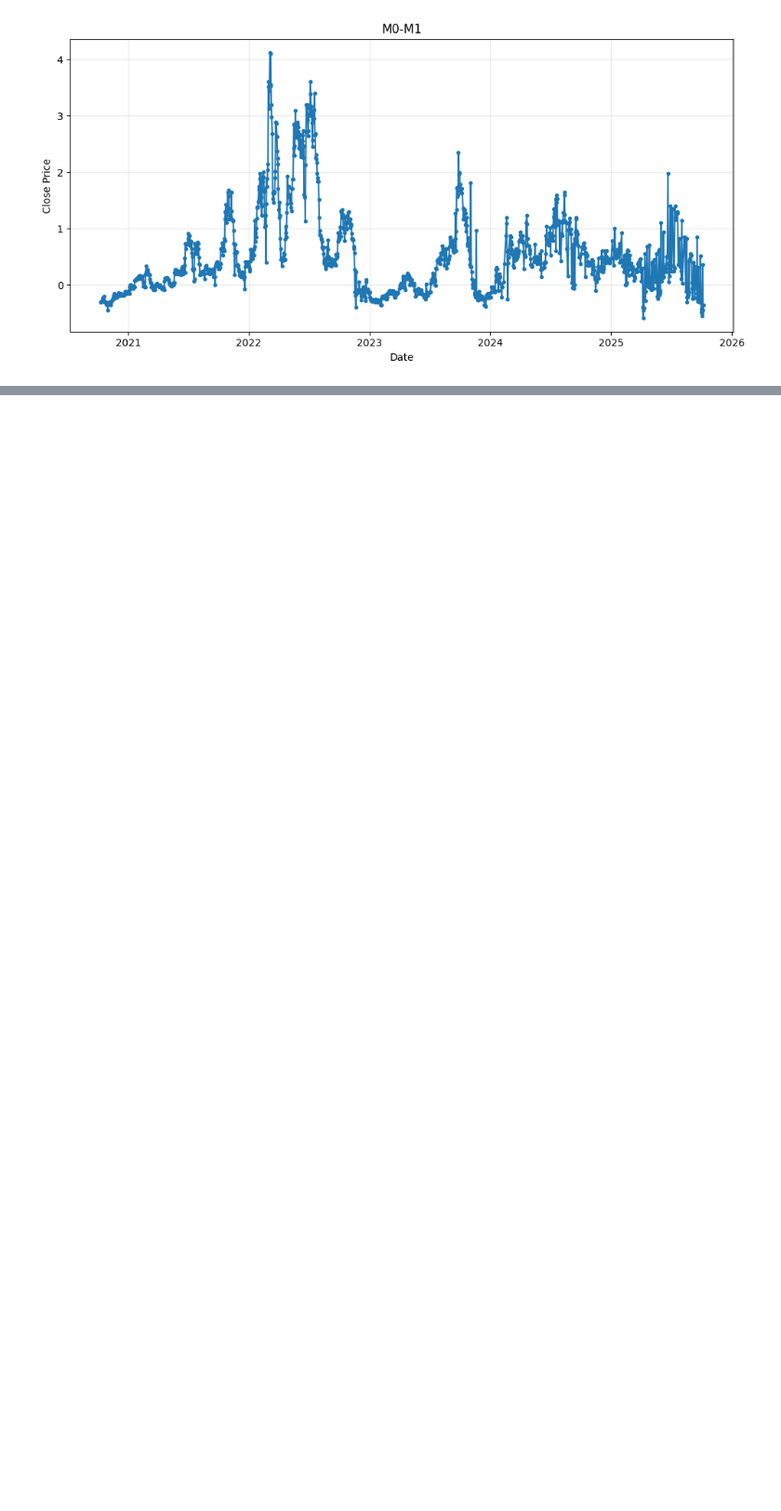
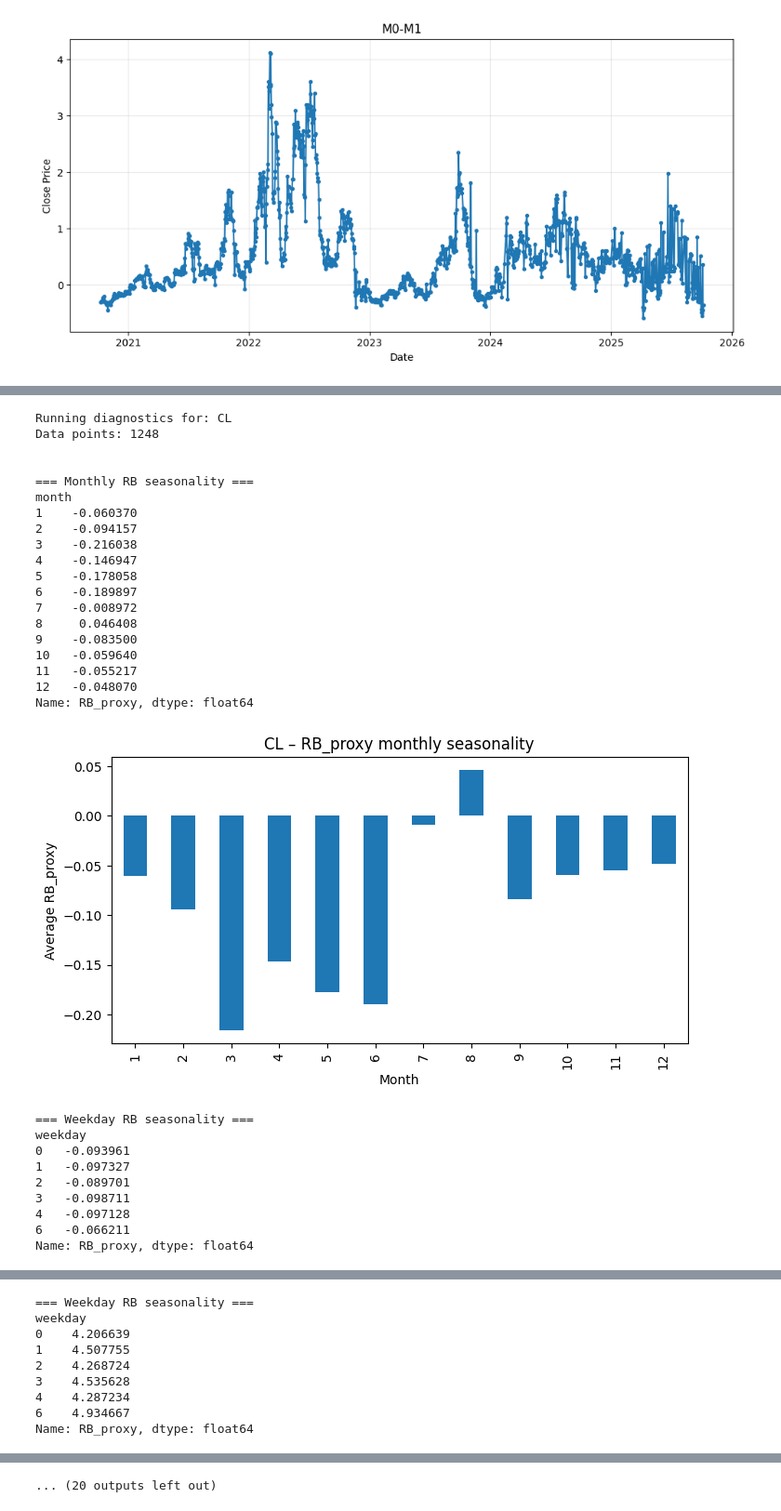
Before and after one commit to simyeekai/commods-relative-basis, a Jupyter notebook: commods rv.ipynb, the cells around one changed output, grey strips where cells are left out. Shown: that part at 93% size. Saved outputs shown, nothing was run; the diff lists cells and outputs as text; code cells hidden in the pictures; blank space fills up the shorter version.

```diff
--- a/commods rv.ipynb
+++ b/commods rv.ipynb
@@ -283,0 +411,29 @@ plot_spread(CL_M0_M1)
+# %%
+def add_forward_returns(df_sym, price_col="M0_M1", horizons=None):
+    if horizons is None:
+        horizons = [1, 3, 5]
+
+    df = df_sym.copy()
+    px = df[price_col]
+
+    for h in horizons:
+        future = px.shift(-h)
+        current = px
+
+        df[f"ret_{h}d"] = future - current
+        df[f"ret_{h}d_pct"] = (future - current) / current
+
+    return df
+# %%
+horizons = [1, 3, 5]
+
+for root, bundle in all_commods.items():
+    print(f"Adding forward returns for {root} ...")
+
+    df_sym = bundle["data"]
+
+    df_sym_with_ret = add_forward_returns(df_sym, price_col="M0_M1", horizons=horizons)
+
+    all_commods[root]["data"] = df_sym_with_ret
+
+print("Done adding forward returns for all commodities.")
@@ -283,0 +607,36 @@ plot_spread(CL_M0_M1)
+# %%
+diagnose_symbol("CL")
+diagnose_symbol("GC")
+diagnose_symbol("RB")
+diagnose_symbol("HO")
+diagnose_symbol("SI")
+# %% [output]
+Running diagnostics for: CL
+Data points: 1248
+
+
+=== Monthly RB seasonality ===
+month
+1    -0.060370
+2    -0.094157
+3    -0.216038
+4    -0.146947
+5    -0.178058
+6    -0.189897
+7    -0.008972
+8     0.046408
+9    -0.083500
+10   -0.059640
+11   -0.055217
+12   -0.048070
+Name: RB_proxy, dtype: float64
+[figure, added]
+=== Weekday RB seasonality ===
+weekday
+0   -0.093961
+1   -0.097327
+2   -0.089701
+3   -0.098711
+4   -0.097128
+6   -0.066211
+Name: RB_proxy, dtype: float64
@@ -283,0 +680,9 @@ plot_spread(CL_M0_M1)
+=== Weekday RB seasonality ===
+weekday
+0    4.206639
+1    4.507755
+2    4.268724
+3    4.535628
+4    4.287234
+6    4.934667
+Name: RB_proxy, dtype: float64
@@ -283,0 +708 @@ plot_spread(CL_M0_M1)
+... (20 outputs left out)
```
Also changed, not shown: parts of 8 cells of this notebook.
